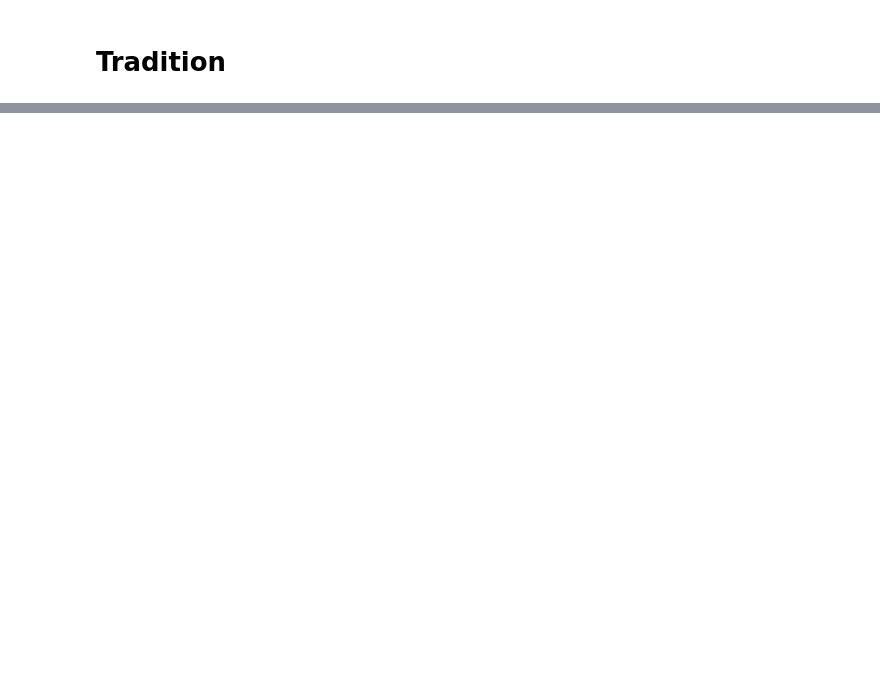
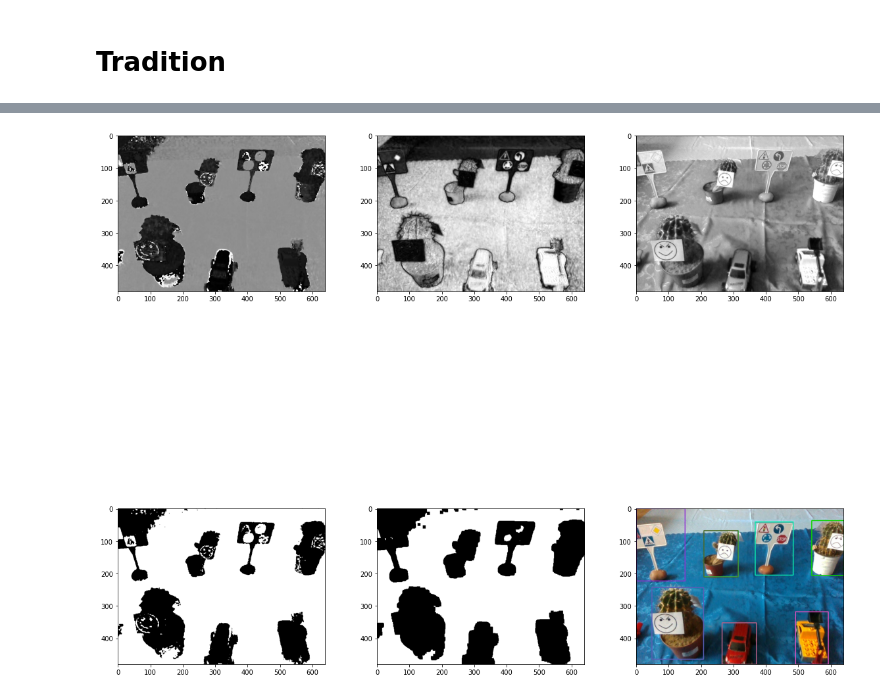
Before and after one commit to szykry/CVML_HW, a Jupyter notebook: CVML_HW.ipynb, the cells around one changed output, grey strips where cells are left out. Drawn from its saved outputs; the diff is of its cells as text; code cells hidden in the pictures; blank space fills up the shorter version.

```diff
--- a/CVML_HW.ipynb
+++ b/CVML_HW.ipynb
@@ -125,0 +147,99 @@ plt.imshow(red_channel,cmap='gray')
+# %%
+
+
+plt.figure(figsize=(20,20))
+
+imgHSV = cv2.cvtColor(imgBGR, cv2.COLOR_BGR2HSV);
+hue_channel = imgHSV[:,:,0]
+saturation_channel = imgHSV[:,:,1]
+value_channel = imgHSV[:,:,2]
+plt.subplot(rowSubplot,colSubplot,4)
+plt.imshow(hue_channel,cmap='gray')
+plt.subplot(rowSubplot,colSubplot,5)
+plt.imshow(saturation_channel,cmap='gray')
+plt.subplot(rowSubplot,colSubplot,6)
+plt.imshow(value_channel,cmap='gray')
+
+avg_hue = np.average(hue_channel)
+hue_channel_thresh, hue_channel_segment = cv2.threshold(hue_channel,avg_hue,255,cv2.THRESH_BINARY)
+plt.subplot(rowSubplot,colSubplot,10)
+plt.imshow(hue_channel_segment,cmap='gray')
+
+
+
+avg_saturation = np.average(saturation_channel)
+saturation_channel_thresh, saturation_channel_segment = cv2.threshold(saturation_channel,(avg_saturation)/2,255,cv2.THRESH_BINARY)
+plt.subplot(rowSubplot,colSubplot,11)
+plt.imshow(saturation_channel_segment+hue_channel_segment,cmap='gray')
+
+#plt.subplot(rowSubplot,colSubplot,12)
+#plt.imshow(saturation_channel_thresh+hue_channel_segment,cmap='gray')
+
+ret, thresh = cv2.threshold(hue_channel_segment,0,255,cv2.THRESH_BINARY_INV+cv2.THRESH_OTSU)
+kernel = np.ones((5,5),np.uint8)
+#hue_channel_segment = cv2.erode(thresh,kernel,iterations=2)
+#closed = cv2.morphologyEx(hue_channel_segment, cv2.MORPH_CLOSE, kernel)
+dilation = cv2.erode(hue_channel_segment,kernel,iterations = 2)
+plt.subplot(rowSubplot,colSubplot,11)
+plt.imshow(dilation,cmap='gray')
+
+r,h,c,w = 200,20,300,20
+track_window = (c,r,w,h)
+
+term_crit = ( cv2.TERM_CRITERIA_EPS | cv2.TERM_CRITERIA_COUNT, 10, 1 )
+#hsv = cv2.cvtColor(hue_channel_segment, cv2.COLOR_BGR2HSV)
+#dst = cv2.calcBackProject([hsv],[0],roi_hist,[0,180],1)
+
+ret, track_window = cv2.meanShift(hue_channel_segment, track_window, term_crit)
+
+ret, markers = cv2.connectedComponents(dilation)
+
+plt.subplot(rowSubplot,colSubplot,12)
+plt.imshow(markers,cmap='gray')
+
+
+dilation = cv2.morphologyEx(hue_channel_segment, cv2.MORPH_OPEN, kernel, iterations = 6)
+dilation = cv2.morphologyEx(dilation, cv2.MORPH_CLOSE, kernel, iterations = 1)
+
+import random as rng
+rng.seed(12345)
+
+def thresh_callback(val):
+    threshold = val
+
+    canny_output = cv2.Canny(dilation, threshold, threshold * 2)
+
+
+    contours, _ = cv2.findContours(canny_output, cv2.RETR_TREE, cv2.CHAIN_APPROX_SIMPLE)
+
+
+    contours_poly = [None]*len(contours)
+    boundRect = [None]*len(contours)
+    centers = [None]*len(contours)
+    radius = [None]*len(contours)
+    for i, c in enumerate(contours):
+        contours_poly[i] = cv2.approxPolyDP(c, 3, True)
+        boundRect[i] = cv2.boundingRect(contours_poly[i])
+        centers[i], radius[i] = cv2.minEnclosingCircle(contours_poly[i])
+
+
+    drawing = np.zeros((canny_output.shape[0], canny_output.shape[1], 3), dtype=np.uint8)
+
+
+    for i in range(len(contours)):
+        color = (rng.randint(0,256), rng.randint(0,256), rng.randint(0,256))
+        cv2.drawContours(drawing, contours_poly, i, color)
+        print(str(int(boundRect[i][0]))+" "+str(int(boundRect[i][1]))+" "+str(int(boundRect[i][2]))+" "+str(int(boundRect[i][3])))
+        if (int(boundRect[i][2]) > 50) & (int(boundRect[i][3]) > 50):
+          cv2.rectangle(rgbimg, (int(boundRect[i][0]), int(boundRect[i][1])), \
+            (int(boundRect[i][0]+boundRect[i][2]), int(boundRect[i][1]+boundRect[i][3])), color, 2)
+          #cv2.circle(drawing, (int(centers[i][0]), int(centers[i][1])), int(radius[i]), color, 2)
+
+
+    #cv2.imshow('Contours', drawing)
+    plt.subplot(rowSubplot,colSubplot,12)
+    plt.imshow(rgbimg,cmap='gray')
+
+thresh = 100 # initial threshold
+thresh_callback(thresh)
+# %% [output]
@@ -125,0 +258 @@ plt.imshow(red_channel,cmap='gray')
+[figure, added]
```
Also changed, not shown: parts of 10 cells of this notebook.
